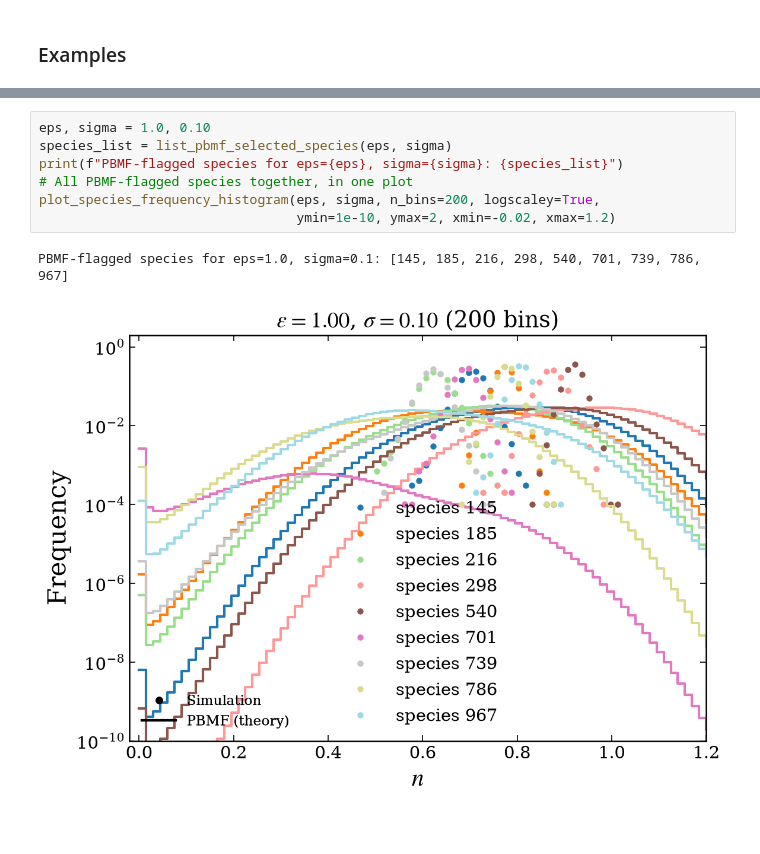
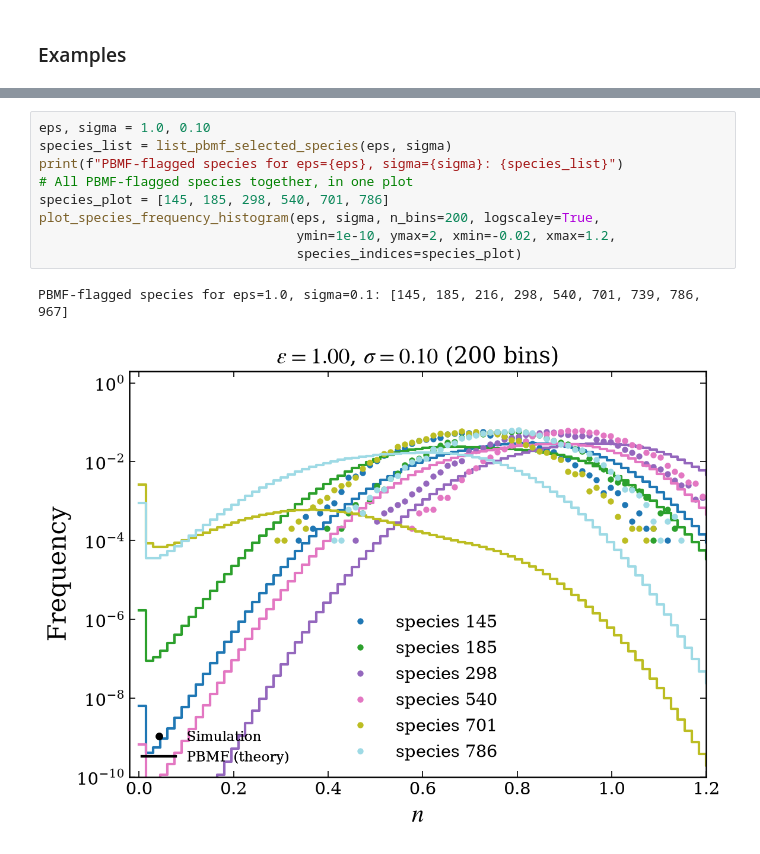
Before and after one commit to d4v1d-cub/Ecology, a Jupyter notebook: processing_data/PBMF/plot_PBMF_vs_Langevin_gaussianity.ipynb, the cells around one changed output, grey strips where cells are left out. Saved outputs shown, nothing was run; the diff lists cells and outputs as text.

```diff
--- a/processing_data/PBMF/plot_PBMF_vs_Langevin_gaussianity.ipynb
+++ b/processing_data/PBMF/plot_PBMF_vs_Langevin_gaussianity.ipynb
@@ -690,13 +692,15 @@ PBMF-flagged species for eps=1.0, sigma=0.05: [9, 25, 413, 448, 744, 828, 862, 9
 # %%
 eps, sigma = 1.0, 0.10
 species_list = list_pbmf_selected_species(eps, sigma)
 print(f"PBMF-flagged species for eps={eps}, sigma={sigma}: {species_list}")
 # All PBMF-flagged species together, in one plot
+species_plot = [145, 185, 298, 540, 701, 786]
 plot_species_frequency_histogram(eps, sigma, n_bins=200, logscaley=True,
-                                 ymin=1e-10, ymax=2, xmin=-0.02, xmax=1.2)
+                                 ymin=1e-10, ymax=2, xmin=-0.02, xmax=1.2,
+                                 species_indices=species_plot)
 # %% [output]
 PBMF-flagged species for eps=1.0, sigma=0.1: [145, 185, 216, 298, 540, 701, 739, 786, 967]
-[figure, old version]
+[figure, new version]
 # %%
 eps, sigma = 0.6, 0.10
 species_list = list_pbmf_selected_species(eps, sigma)
```
Also changed, not shown: parts of 13 cells of this notebook, 1 other file.
